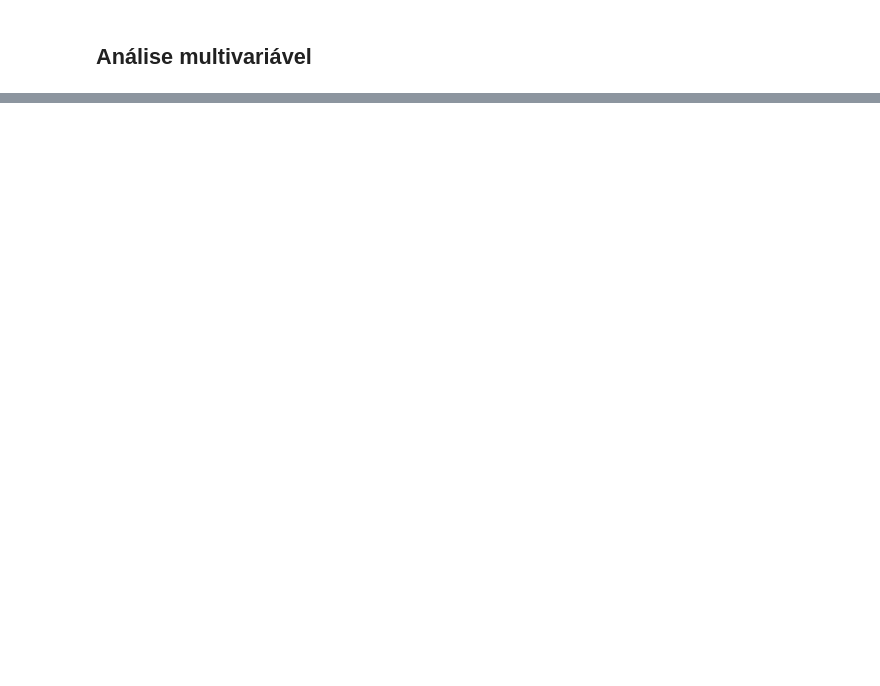
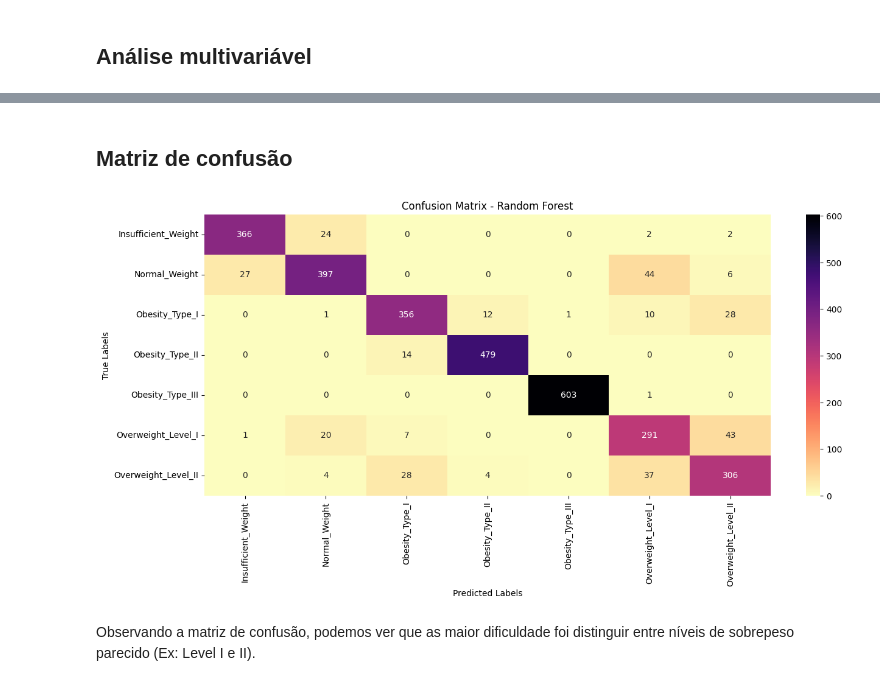
Before and after one commit to Ribeiro-Victor/coc602-data-mining, a Jupyter notebook: notebook.ipynb, the cells around one changed output, grey strips where cells are left out. Saved outputs shown, nothing was run; the diff lists cells and outputs as text; code cells hidden in the pictures; blank space fills up the shorter version.

```diff
--- a/notebook.ipynb
+++ b/notebook.ipynb
@@ -116,0 +351,22 @@ plot_variables_grouped_by_obesity(df_treino)
+# %% [markdown]
+## Matriz de confusão
+# %%
+rf_classifier = RandomForestClassifier(random_state=42)
+rf_classifier.fit(X_train_processed, y_train)
+
+# Fazer previsões no conjunto de teste
+y_pred = rf_classifier.predict(X_test_processed)
+
+# Calcular a matriz de confusão
+conf_matrix = confusion_matrix(y_test, y_pred)
+# Plotar a matriz de confusão
+plt.figure(figsize=(15, 6))
+sns.heatmap(conf_matrix, annot=True, fmt='d', cmap='magma_r', cbar=True, xticklabels=np.unique(y_test), yticklabels=np.unique(y_test))
+plt.title('Confusion Matrix - Random Forest')
+plt.xlabel('Predicted Labels')
+plt.ylabel('True Labels')
+plt.show()
+# %% [output]
+[figure, added]
+# %% [markdown]
+Observando a matriz de confusão, podemos ver que as maior dificuldade foi distinguir entre níveis de sobrepeso parecido (Ex: Level I e II).
```
Also changed, not shown: parts of 24 cells of this notebook.
